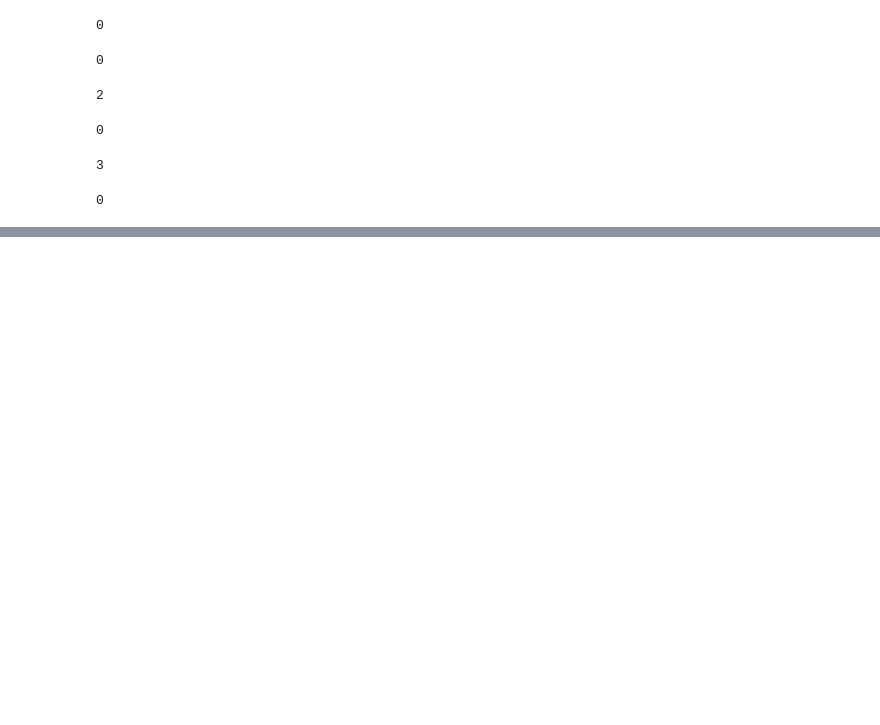
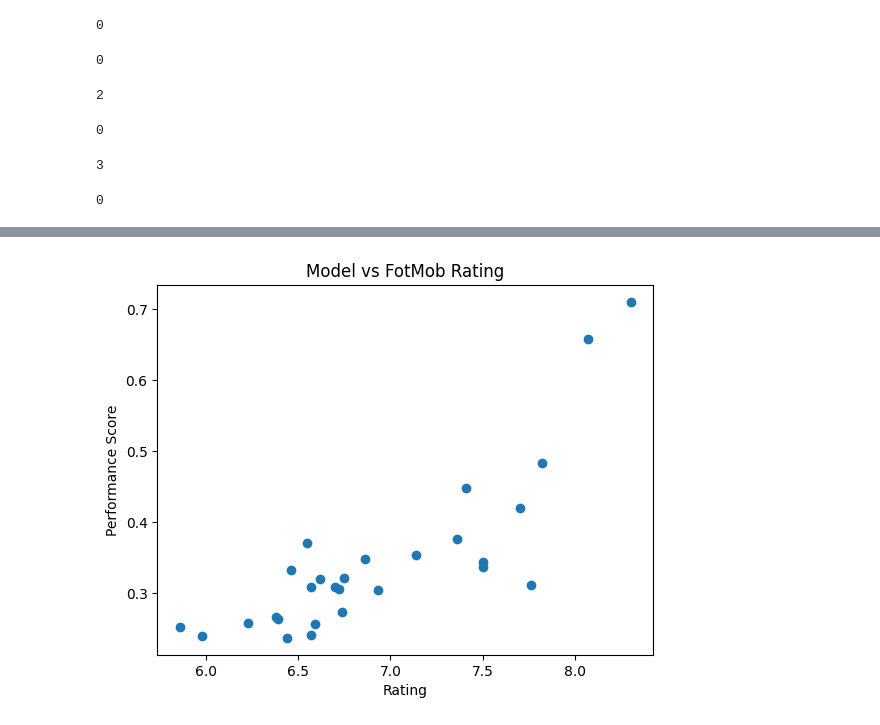
Before and after one commit to bolaxel/random-games, a Jupyter notebook: analysis.ipynb, the cells around one changed output, grey strips where cells are left out. Drawn from its saved outputs; the diff is of its cells as text; code cells hidden in the pictures; blank space fills up the shorter version.

```diff
--- a/analysis.ipynb
+++ b/analysis.ipynb
@@ -498,0 +753,15 @@ c_df
+# %%
+# FotMob Rating vs Performance Score
+plt.figure()
+plt.scatter(
+    final_df['FotMob_rating'],
+    final_df['performance_score']
+)
+
+plt.xlabel("Rating")
+plt.ylabel("Performance Score")
+plt.title("Model vs FotMob Rating")
+
+plt.show()
+# %% [output]
+[figure, added]
```
Also changed, not shown: parts of 21 cells of this notebook, 9 other files.
